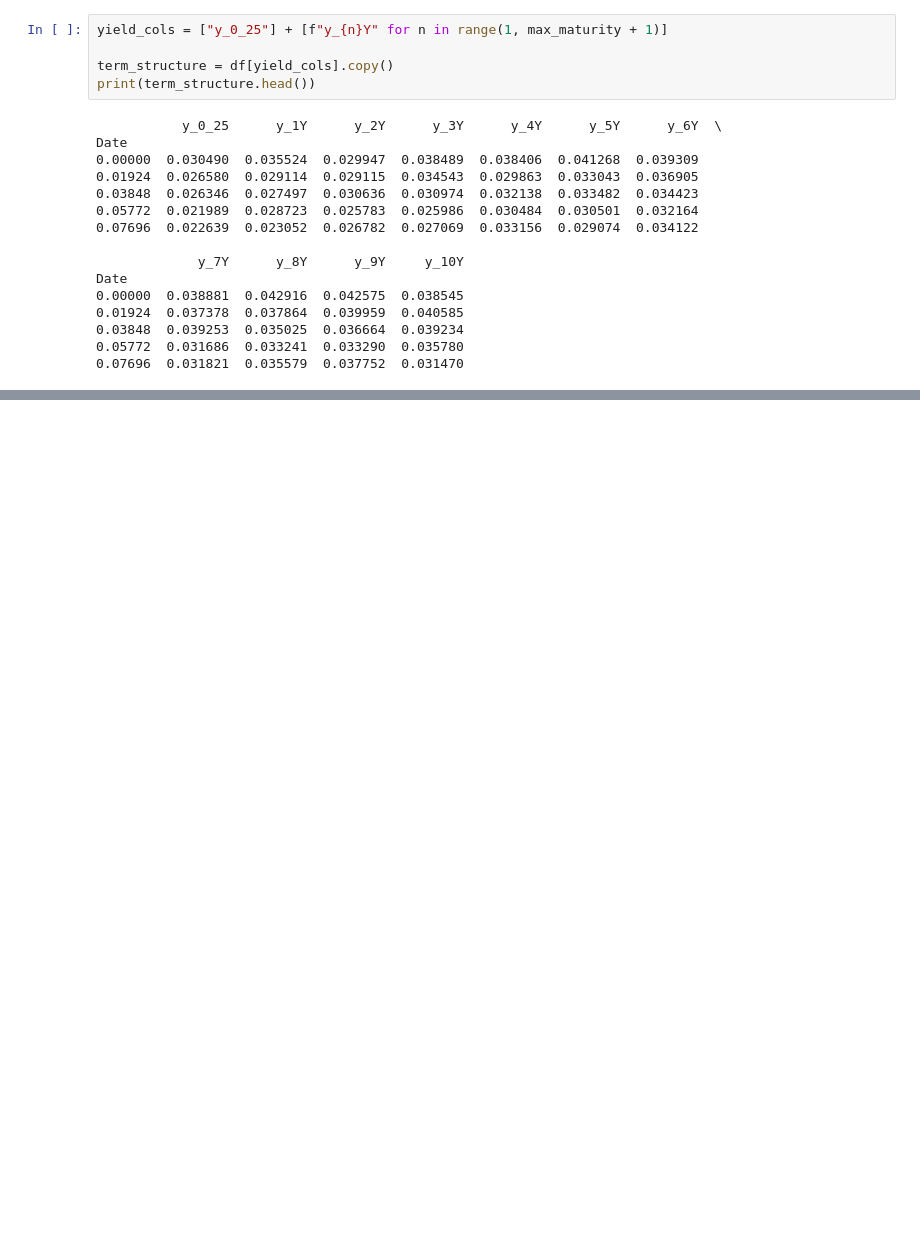
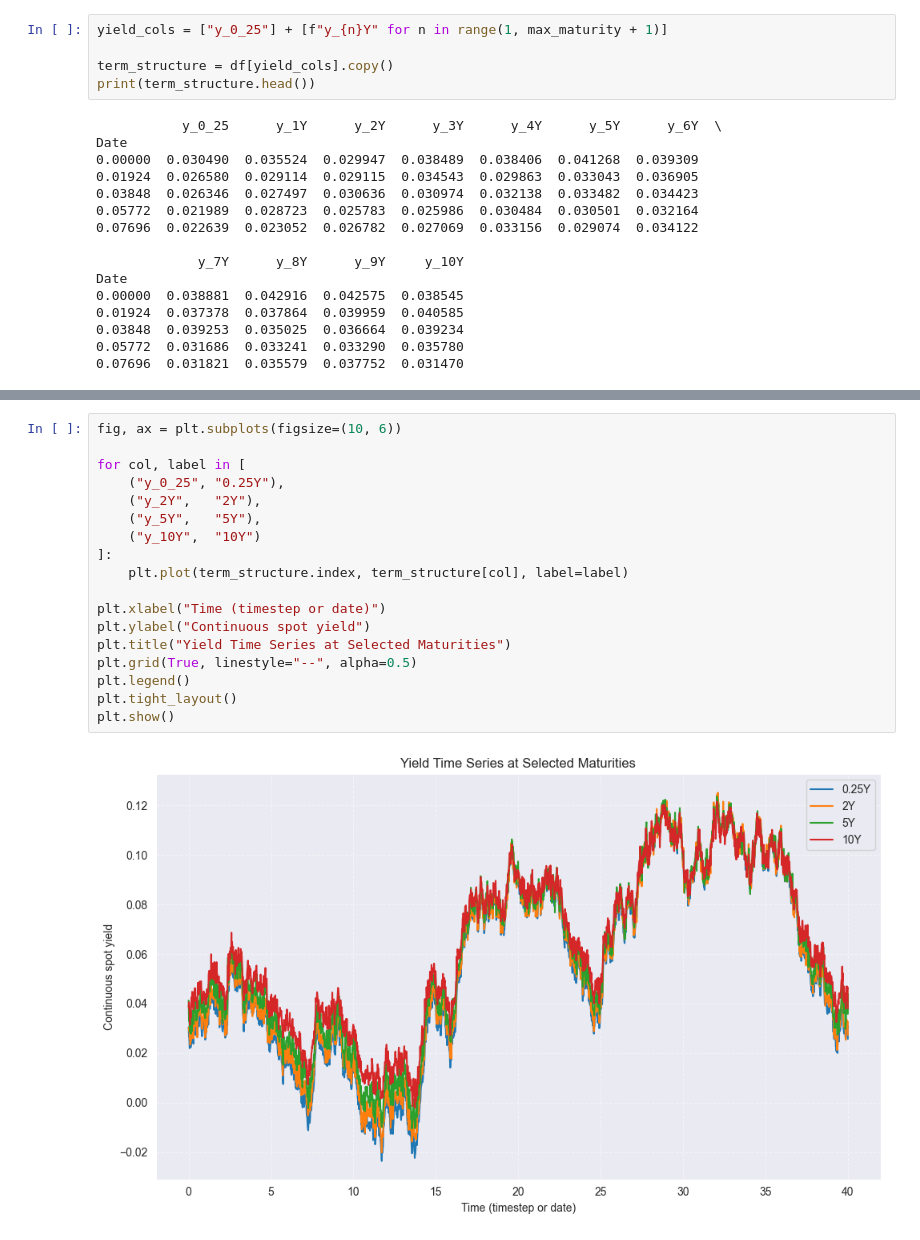
Before and after one commit to Madsnhr/FinEcon, a Jupyter notebook: Exam 2025/codeing/Solution.ipynb, the cells around one changed output, grey strips where cells are left out. Cells and saved outputs as stored; diff of their text form; blank space fills up the shorter version.

```diff
--- a/Exam 2025/codeing/Solution.ipynb
+++ b/Exam 2025/codeing/Solution.ipynb
@@ -113,0 +142,20 @@ Date
+# %%
+fig, ax = plt.subplots(figsize=(10, 6))
+
+for col, label in [
+    ("y_0_25", "0.25Y"),
+    ("y_2Y",   "2Y"),
+    ("y_5Y",   "5Y"),
+    ("y_10Y",  "10Y")
+]:
+    plt.plot(term_structure.index, term_structure[col], label=label)
+
+plt.xlabel("Time (timestep or date)")
+plt.ylabel("Continuous spot yield")
+plt.title("Yield Time Series at Selected Maturities")
+plt.grid(True, linestyle="--", alpha=0.5)
+plt.legend()
+plt.tight_layout()
+plt.show()
+# %% [output]
+[figure, added]
```
Also changed, not shown: parts of 4 cells of this notebook.
